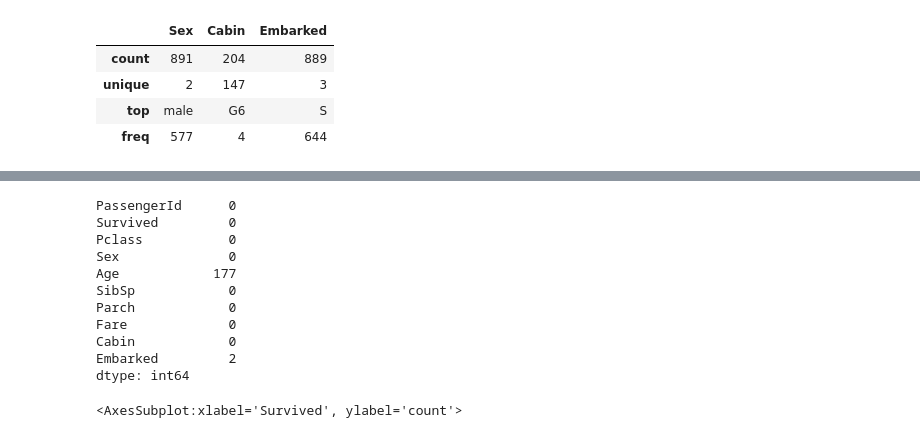
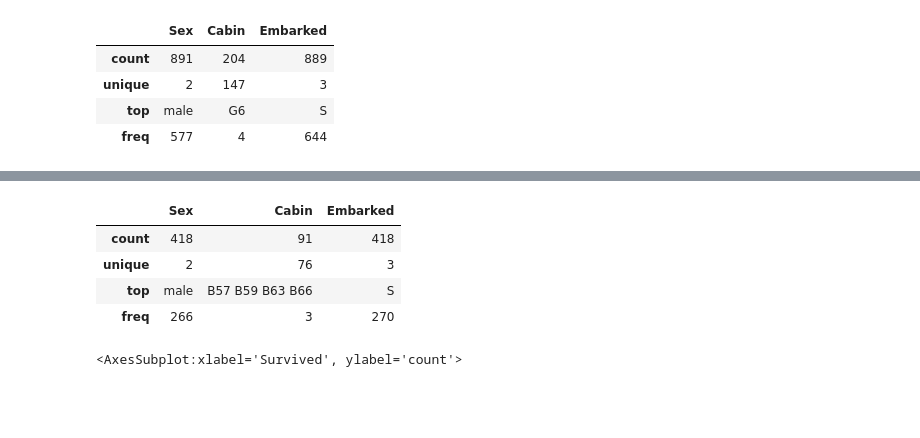
Before and after one commit to jsanjay63/sss_ds, a Jupyter notebook: Kaggle/Titanic/Titanic.ipynb, the cells around one changed output, grey strips where cells are left out. Saved outputs shown, nothing was run; the diff lists cells and outputs as text; code cells hidden in the pictures; blank space fills up the shorter version.

```diff
--- a/Kaggle/Titanic/Titanic.ipynb
+++ b/Kaggle/Titanic/Titanic.ipynb
@@ -21,4 +20,5 @@ Index(['PassengerId', 'Survived', 'Pclass', 'Name', 'Sex', 'Age', 'SibSp',
        'Parch', 'Ticket', 'Fare', 'Cabin', 'Embarked'],
       dtype='object')
 # %%
-test_df = pd.read_csv('data/test.csv')
+orig_test_df = pd.read_csv('data/test.csv')
+orig_test_df.head()
@@ -33,0 +32,3 @@ test_df.head()
+# %%
+train_df = orig_train_df.copy()
+test_df = orig_test_df.copy()
@@ -99,21 +118,17 @@ train_df.describe(include=['O'])
+# %%
+test_df.describe(include=['O'])
+# %% [output]
+|  | Sex | Cabin | Embarked |
+| count | 418 | 91 | 418 |
+| unique | 2 | 76 | 3 |
+| top | male | B57 B59 B63 B66 | S |
+| freq | 266 | 3 | 270 |
 # %%
-#Since we have to many null values in Cabin column
+#Since we have too many null values in Cabin column
 # lets define null values "UN" i.e. unknown
-
-train_df['Cabin'] = train_df['Cabin'].fillna('UN')
-train_df.isnull().sum()
+for item in combined_df:
+    item['Cabin'] = item['Cabin'].fillna('UN')
+    item.isnull().sum()
-# %% [output]
-PassengerId      0
-Survived         0
-Pclass           0
-Sex              0
-Age            177
-SibSp            0
-Parch            0
-Fare             0
-Cabin            0
-Embarked         2
-dtype: int64
 # %%
 # Find out how many servived and not survived
 sns.countplot(x=train_df['Survived'])
```
Also changed, not shown: parts of 113 cells of this notebook.
